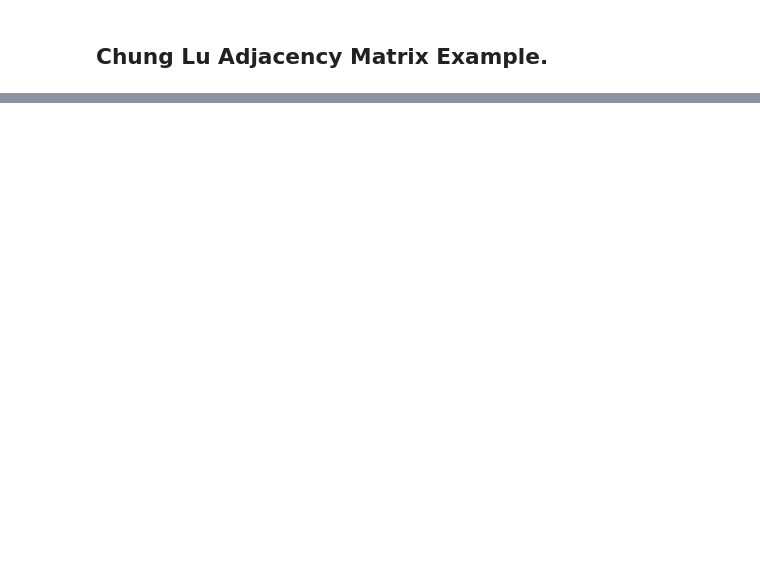
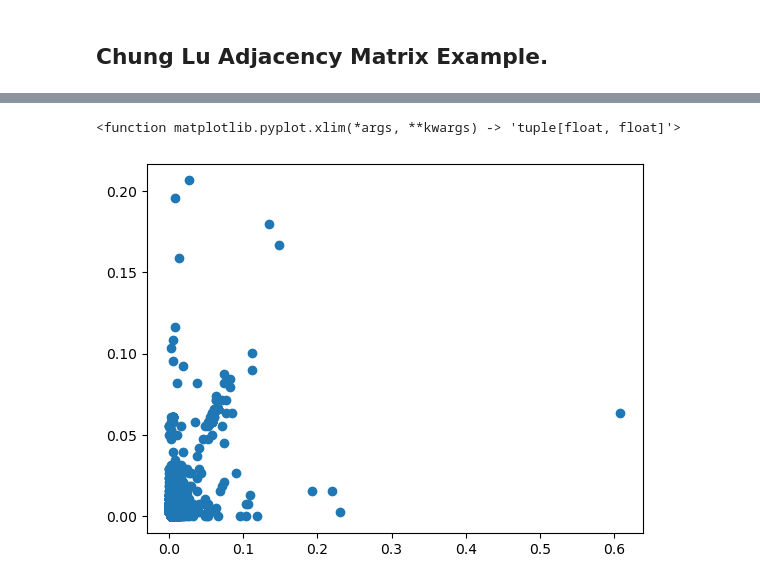
Before and after one commit to ZachS126/Final_Project, a Jupyter notebook: Chung Lu Model.ipynb, the cells around one changed output, grey strips where cells are left out. Saved outputs shown, nothing was run; the diff lists cells and outputs as text; code cells hidden in the pictures; blank space fills up the shorter version.

```diff
--- a/Chung Lu Model.ipynb
+++ b/Chung Lu Model.ipynb
@@ -90,0 +112,6 @@ plot_full_matrix(R)
+# %%
+plt.scatter(k_in, k_out)
+plt.xlim
+# %% [output]
+<function matplotlib.pyplot.xlim(*args, **kwargs) -> 'tuple[float, float]'>
+[figure, added]
```
Also changed, not shown: parts of 2 cells of this notebook, 11 other files.
